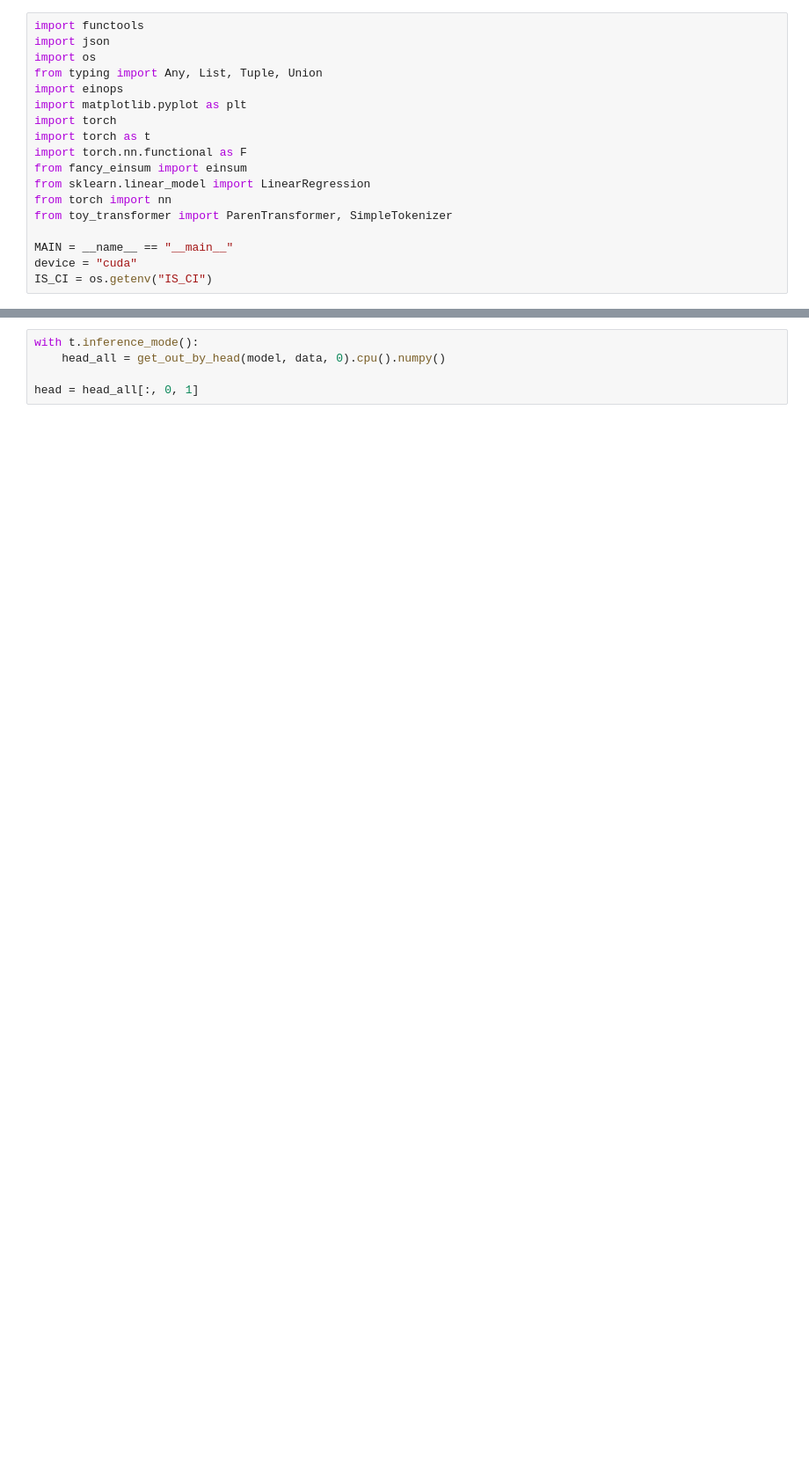
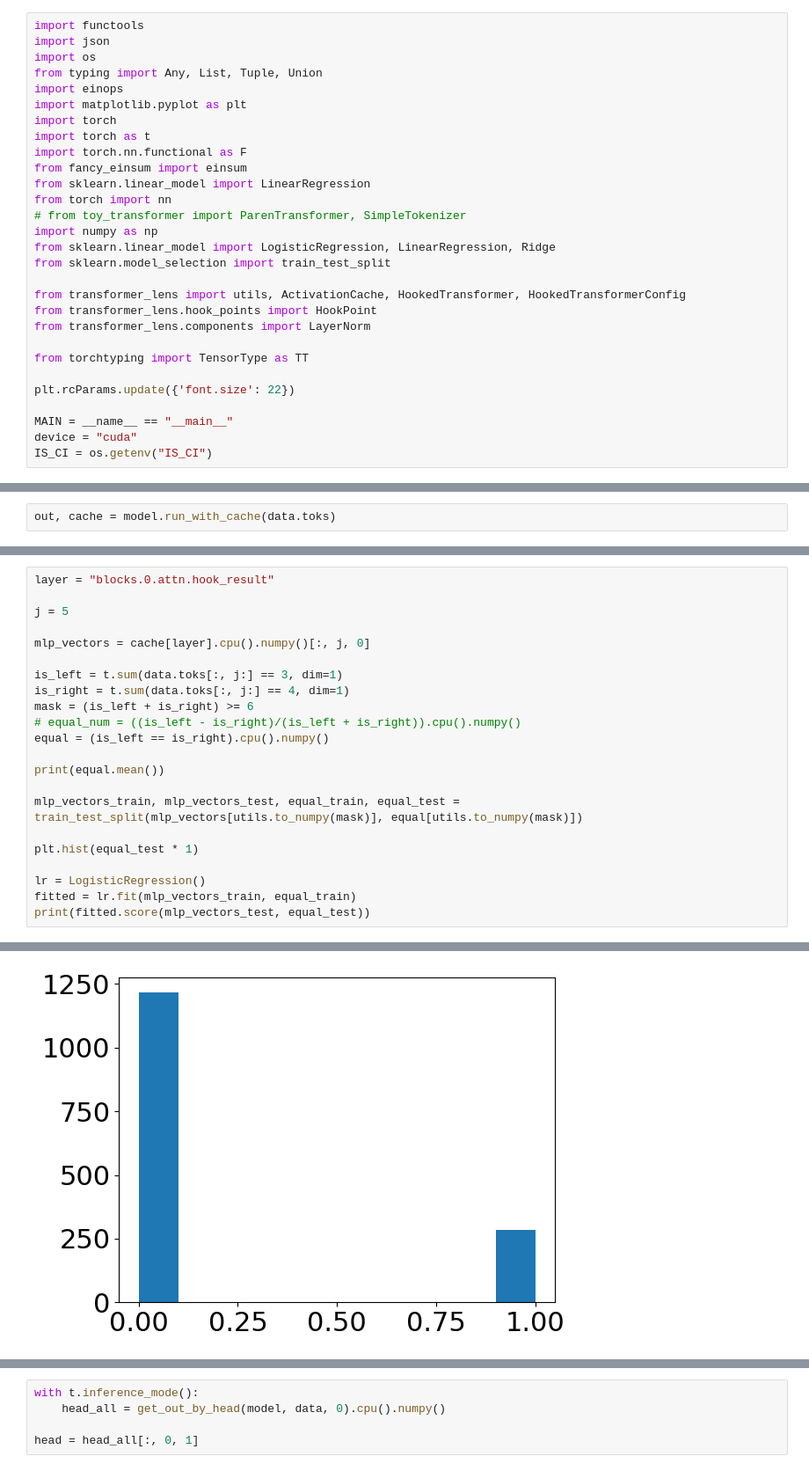
Before and after one commit to frankxwang/probing-experiments, a Jupyter notebook: paren_transformer/probing.ipynb, the cells around one changed output, grey strips where cells are left out. Shown at 88% size. Cells and saved outputs as stored; diff of their text form; blank space fills up the shorter version.

```diff
--- a/paren_transformer/probing.ipynb
+++ b/paren_transformer/probing.ipynb
@@ -11,7 +11,18 @@ import torch.nn.functional as F
 from fancy_einsum import einsum
 from sklearn.linear_model import LinearRegression
 from torch import nn
-from toy_transformer import ParenTransformer, SimpleTokenizer
+# from toy_transformer import ParenTransformer, SimpleTokenizer
+import numpy as np
+from sklearn.linear_model import LogisticRegression, LinearRegression, Ridge
+from sklearn.model_selection import train_test_split
+
+from transformer_lens import utils, ActivationCache, HookedTransformer, HookedTransformerConfig
+from transformer_lens.hook_points import HookPoint
+from transformer_lens.components import LayerNorm
+
+from torchtyping import TensorType as TT
+
+plt.rcParams.update({'font.size': 22})
 
 MAIN = __name__ == "__main__"
 device = "cuda"
@@ -147,0 +203,2 @@ def get_out_by_head(model: ParenTransformer, data: DataSet, layer: int) -> t.Ten
+# %%
+out, cache = model.run_with_cache(data.toks)
@@ -147,0 +244,23 @@ def get_out_by_head(model: ParenTransformer, data: DataSet, layer: int) -> t.Ten
+# %%
+layer = "blocks.0.attn.hook_result"
+
+j = 5
+
+mlp_vectors = cache[layer].cpu().numpy()[:, j, 0]
+
+is_left = t.sum(data.toks[:, j:] == 3, dim=1)
+is_right = t.sum(data.toks[:, j:] == 4, dim=1)
+mask = (is_left + is_right) >= 6
+# equal_num = ((is_left - is_right)/(is_left + is_right)).cpu().numpy()
+equal = (is_left == is_right).cpu().numpy()
+
+print(equal.mean())
+
+mlp_vectors_train, mlp_vectors_test, equal_train, equal_test = train_test_split(mlp_vectors[utils.to_numpy(mask)], equal[utils.to_numpy(mask)])
+
+plt.hist(equal_test * 1)
+
+lr = LogisticRegression()
+fitted = lr.fit(mlp_vectors_train, equal_train)
+print(fitted.score(mlp_vectors_test, equal_test))
+# %% [output]
@@ -147,0 +269 @@ def get_out_by_head(model: ParenTransformer, data: DataSet, layer: int) -> t.Ten
+[figure, added]
```
Also changed, not shown: parts of 31 cells of this notebook, 3 other files.
